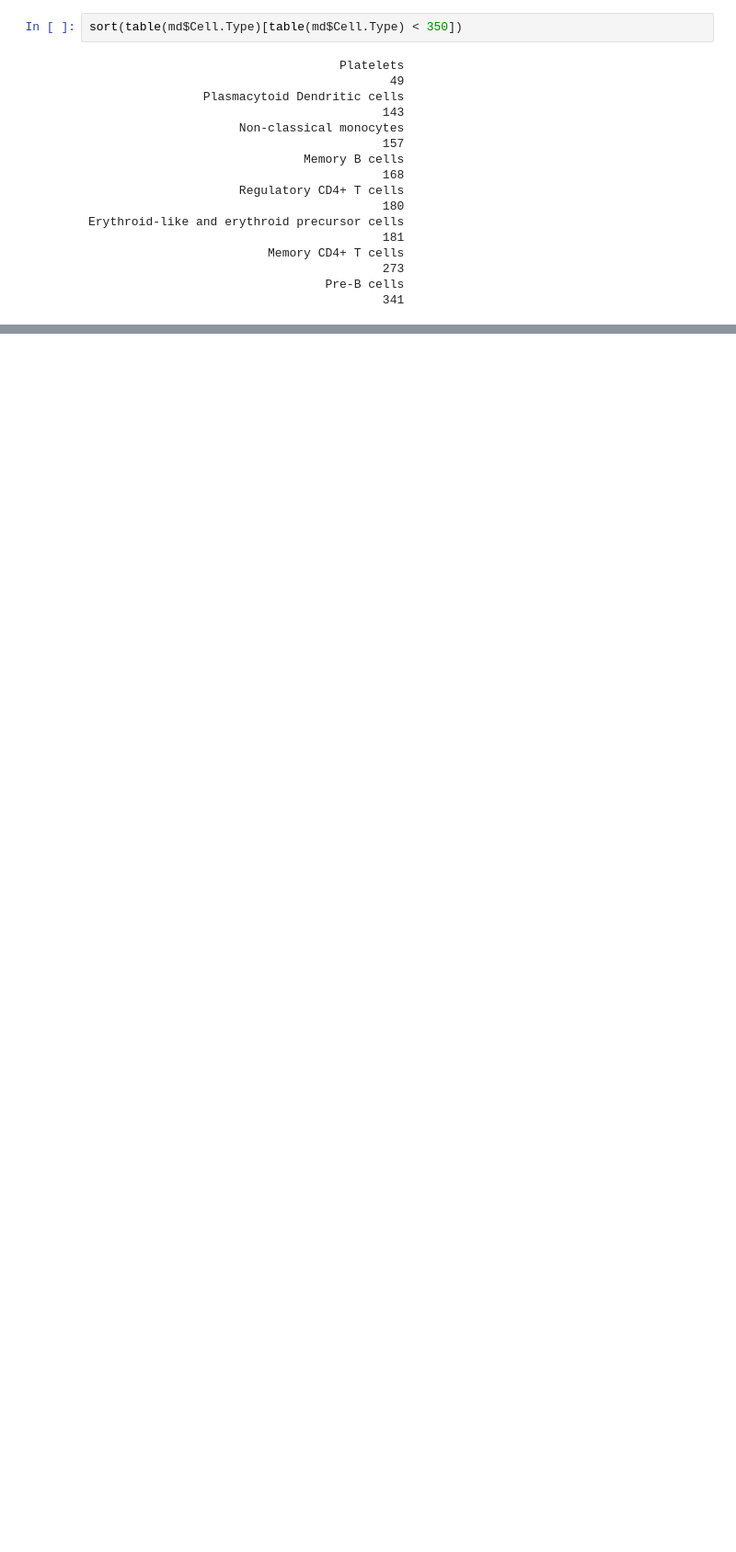
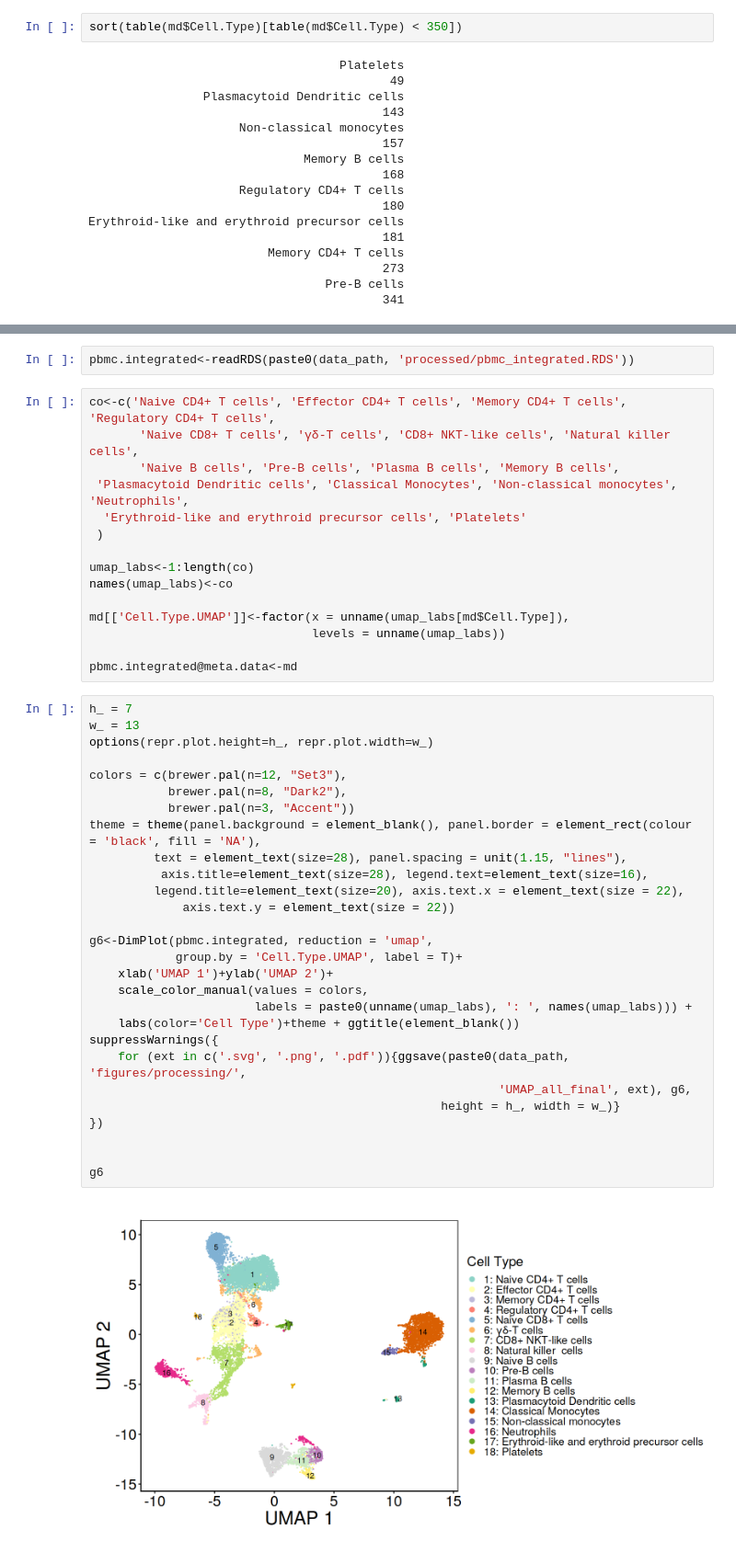
Before and after one commit to hmbaghdassarian/STAT4_v2, a Jupyter notebook: notebooks/02_process_data/02Cii_CellType_Annotation_round2.ipynb, the cells around one changed output, grey strips where cells are left out. Shown at 92% size. Cells and saved outputs as stored; diff of their text form; blank space fills up the shorter version.

Commit message:
update UMAP figures

```diff
--- a/notebooks/02_process_data/02Cii_CellType_Annotation_round2.ipynb
+++ b/notebooks/02_process_data/02Cii_CellType_Annotation_round2.ipynb
@@ -705,0 +708,47 @@ Erythroid-like and erythroid precursor cells
+# %%
+pbmc.integrated<-readRDS(paste0(data_path, 'processed/pbmc_integrated.RDS'))
+# %%
+co<-c('Naive CD4+ T cells', 'Effector CD4+ T cells', 'Memory CD4+ T cells', 'Regulatory CD4+ T cells',
+       'Naive CD8+ T cells', 'γδ-T cells', 'CD8+ NKT-like cells', 'Natural killer  cells',
+       'Naive B cells', 'Pre-B cells', 'Plasma B cells', 'Memory B cells',
+ 'Plasmacytoid Dendritic cells', 'Classical Monocytes', 'Non-classical monocytes', 'Neutrophils',
+  'Erythroid-like and erythroid precursor cells', 'Platelets'
+ )
+
+umap_labs<-1:length(co)
+names(umap_labs)<-co
+
+md[['Cell.Type.UMAP']]<-factor(x = unname(umap_labs[md$Cell.Type]),
+                               levels = unname(umap_labs))
+
+pbmc.integrated@meta.data<-md
+# %%
+h_ = 7
+w_ = 13
+options(repr.plot.height=h_, repr.plot.width=w_)
+
+colors = c(brewer.pal(n=12, "Set3"),
+           brewer.pal(n=8, "Dark2"),
+           brewer.pal(n=3, "Accent"))
+theme = theme(panel.background = element_blank(), panel.border = element_rect(colour = 'black', fill = 'NA'),
+         text = element_text(size=28), panel.spacing = unit(1.15, "lines"),
+          axis.title=element_text(size=28), legend.text=element_text(size=16),
+         legend.title=element_text(size=20), axis.text.x = element_text(size = 22),
+             axis.text.y = element_text(size = 22))
+
+g6<-DimPlot(pbmc.integrated, reduction = 'umap',
+            group.by = 'Cell.Type.UMAP', label = T)+
+    xlab('UMAP 1')+ylab('UMAP 2')+
+    scale_color_manual(values = colors,
+                       labels = paste0(unname(umap_labs), ': ', names(umap_labs))) +
+    labs(color='Cell Type')+theme + ggtitle(element_blank())
+suppressWarnings({
+    for (ext in c('.svg', '.png', '.pdf')){ggsave(paste0(data_path, 'figures/processing/',
+                                                         'UMAP_all_final', ext), g6,
+                                                 height = h_, width = w_)}
+})
+
+
+g6
+# %% [output]
+[figure, added]
```
Also changed, not shown: parts of 2 cells of this notebook.
